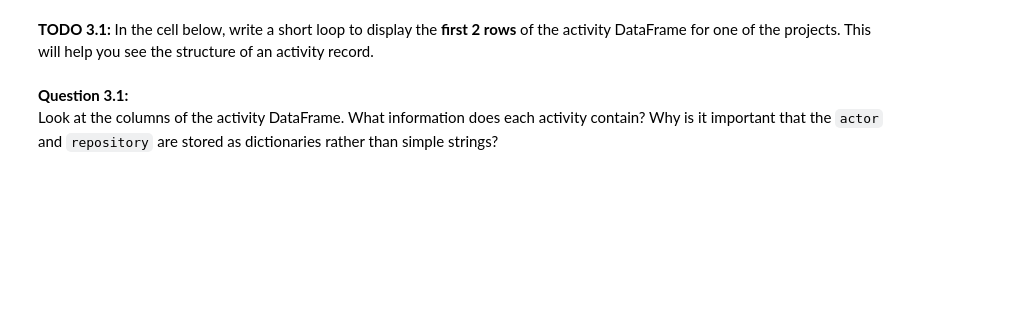
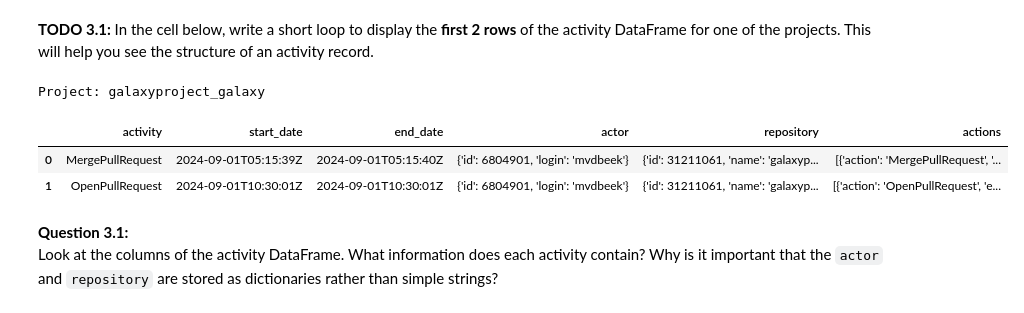
Before and after one commit to CallMeFranck/Bots-agents, a Jupyter notebook: Bots-Template.ipynb, the cells around one changed output. Saved outputs shown, nothing was run; the diff lists cells and outputs as text; code cells hidden in the pictures; blank space fills up the shorter version.

Commit message:
Answer Q3.1 (activity structure) and Q3.2 (average developer actions per contributor)

```diff
--- a/Bots-Template.ipynb
+++ b/Bots-Template.ipynb
@@ -1206,7 +1216,16 @@ for file in activity_files:
 # %% [markdown]
 **TODO 3.1:** In the cell below, write a short loop to display the **first 2 rows** of the activity DataFrame for one of the projects. This will help you see the structure of an activity record.
 # %%
-# TODO: Display the first 2 rows of an activity DataFrame (choose any project)
+# Display first 2 rows of one project
+for project_name, df in activities_dfs.items():
+    print(f"\nProject: {project_name}")
+    display(df.head(2))
+    break
+# %% [output]
+Project: galaxyproject_galaxy
+|  | activity | start_date | end_date | actor | repository | actions |
+| 0 | MergePullRequest | 2024-09-01T05:15:39Z | 2024-09-01T05:15:40Z | {'id': 6804901, 'login': 'mvdbeek'} | {'id': 31211061, 'name': 'galaxyp... | [{'action': 'MergePullRequest', '... |
+| 1 | OpenPullRequest | 2024-09-01T10:30:01Z | 2024-09-01T10:30:01Z | {'id': 6804901, 'login': 'mvdbeek'} | {'id': 31211061, 'name': 'galaxyp... | [{'action': 'OpenPullRequest', 'e... |
 # %% [markdown]
 **Question 3.1:**
 Look at the columns of the activity DataFrame. What information does each activity contain? Why is it important that the `actor` and `repository` are stored as dictionaries rather than simple strings?
```
Also changed, not shown: parts of 5 cells of this notebook.
